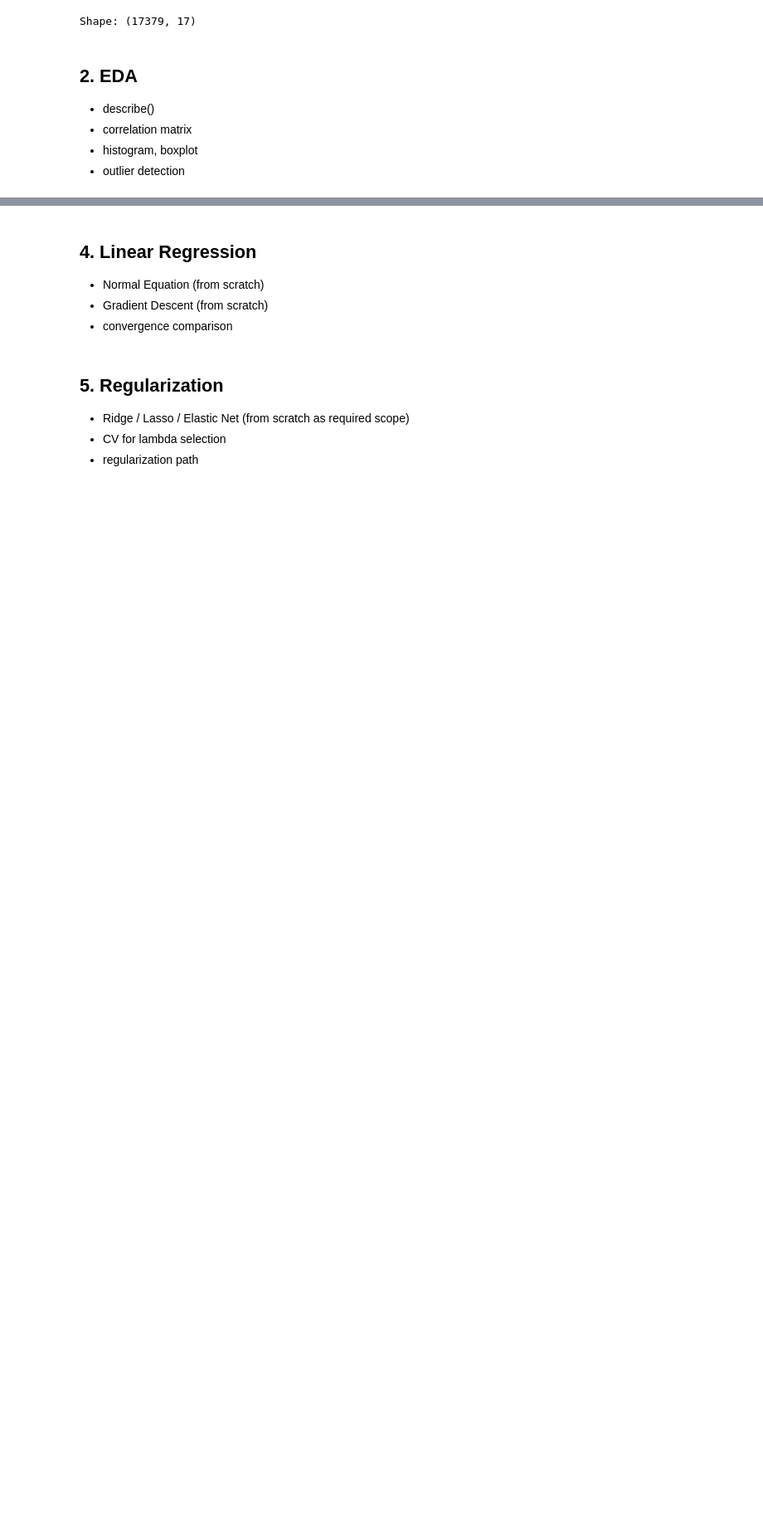
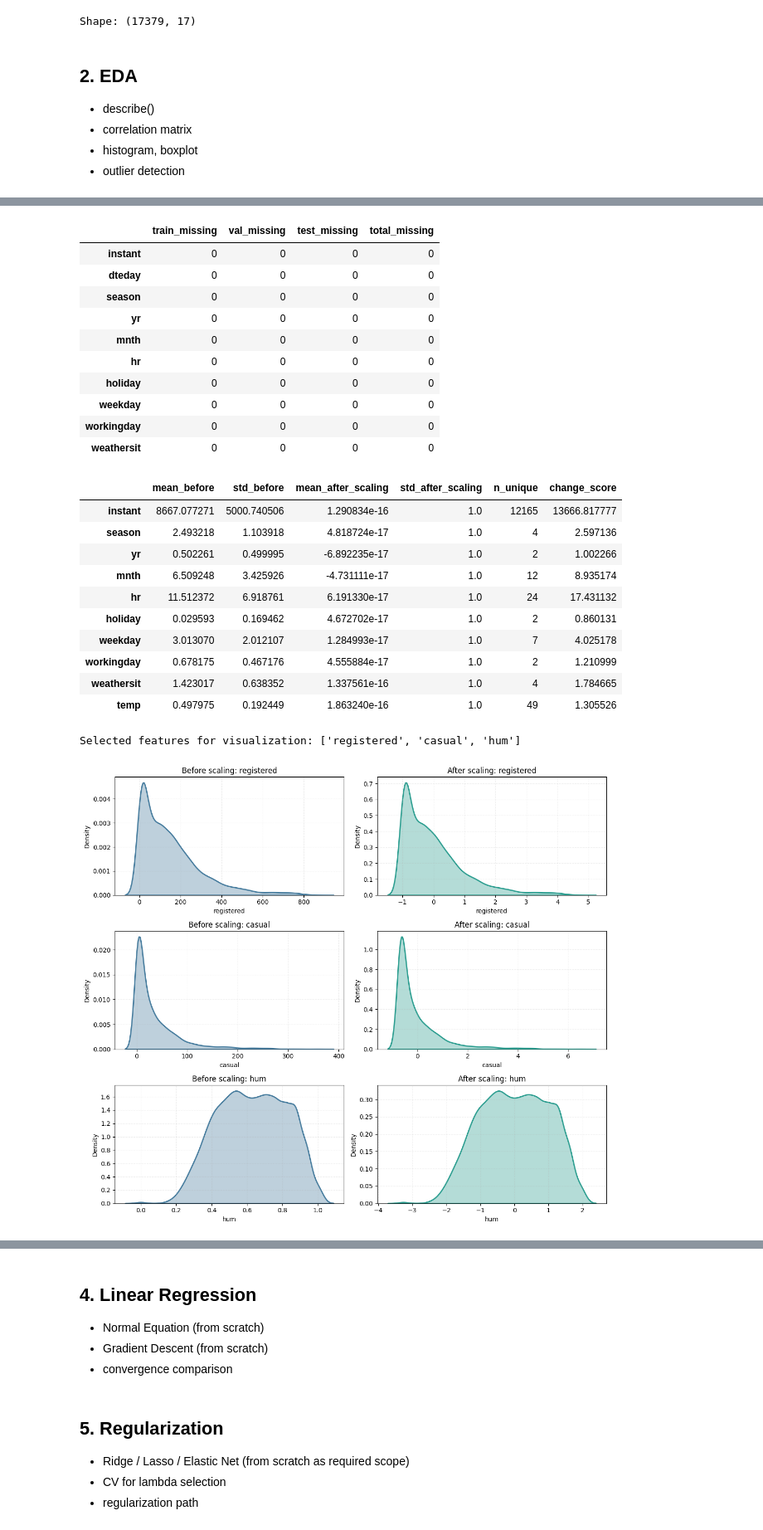
Before and after one commit to nh-atuan/supervised-learning-project, a Jupyter notebook: code/Part1_Regression/notebook.ipynb, the cells around one changed output, grey strips where cells are left out. Shown at 83% size. Cells and saved outputs as stored; diff of their text form; code cells hidden in the pictures; blank space fills up the shorter version.

```diff
--- a/code/Part1_Regression/notebook.ipynb
+++ b/code/Part1_Regression/notebook.ipynb
@@ -74,0 +161,55 @@ Shape: (17379, 17)
+# %%
+# Quick verification + visualization
+display(missing_before.sort_values("total_missing", ascending=False).head(10))
+display(missing_after.sort_values("total_missing", ascending=False).head(10))
+
+if num_cols:
+    train_scaled_stats = pd.DataFrame({
+        "mean_before": X_train_raw[num_cols].mean(),
+        "std_before": X_train_raw[num_cols].std(ddof=0),
+        "mean_after_scaling": X_train[num_cols].mean(),
+        "std_after_scaling": X_train[num_cols].std(ddof=0),
+        "n_unique": X_train_raw[num_cols].nunique(),
+    })
+    train_scaled_stats["change_score"] = (
+        (train_scaled_stats["mean_before"] - train_scaled_stats["mean_after_scaling"]).abs()
+        + (train_scaled_stats["std_before"] - train_scaled_stats["std_after_scaling"]).abs()
+    )
+    display(train_scaled_stats.head(10))
+
+    # Exclude identifier/date-like columns to keep plots meaningful
+    exclude_cols = {"instant", "dteday", "yr", "mnth", "hr", "weekday", "holiday", "workingday"}
+
+    # Prefer continuous features with enough unique values and large scaling change
+    candidates = train_scaled_stats[
+        (train_scaled_stats["n_unique"] > 20)
+        & (~train_scaled_stats.index.isin(exclude_cols))
+    ].copy()
+
+    if not candidates.empty:
+        selected_cols = candidates.sort_values("change_score", ascending=False).head(3).index.tolist()
+    else:
+        selected_cols = train_scaled_stats.sort_values("change_score", ascending=False).head(3).index.tolist()
+
+    print("Selected features for visualization:", selected_cols)
+
+    fig, axes = plt.subplots(len(selected_cols), 2, figsize=(12, 3.5 * len(selected_cols)))
+    if len(selected_cols) == 1:
+        axes = np.array([axes])
+
+    for i, col in enumerate(selected_cols):
+        sns.kdeplot(X_train_raw[col], fill=True, ax=axes[i, 0], color="#457b9d", alpha=0.35, linewidth=2)
+        axes[i, 0].set_title(f"Before scaling: {col}")
+        axes[i, 0].set_xlabel(col)
+        axes[i, 0].grid(alpha=0.2, linestyle="--")
+
+        sns.kdeplot(X_train[col], fill=True, ax=axes[i, 1], color="#2a9d8f", alpha=0.35, linewidth=2)
+        axes[i, 1].set_title(f"After scaling: {col}")
+        axes[i, 1].set_xlabel(col)
+        axes[i, 1].grid(alpha=0.2, linestyle="--")
+
+    plt.tight_layout()
+    plt.show()
+else:
+    print("No numerical columns found, skipping scaling checks.")
+# %% [output]
@@ -74,0 +227,24 @@ Shape: (17379, 17)
+|  | train_missing | val_missing | test_missing | total_missing |
+| instant | 0 | 0 | 0 | 0 |
+| dteday | 0 | 0 | 0 | 0 |
+| season | 0 | 0 | 0 | 0 |
+| yr | 0 | 0 | 0 | 0 |
+| mnth | 0 | 0 | 0 | 0 |
+| hr | 0 | 0 | 0 | 0 |
+| holiday | 0 | 0 | 0 | 0 |
+| weekday | 0 | 0 | 0 | 0 |
+| workingday | 0 | 0 | 0 | 0 |
+| weathersit | 0 | 0 | 0 | 0 |
+|  | mean_before | std_before | mean_after_scaling | std_after_scaling | n_unique | change_score |
+| instant | 8667.077271 | 5000.740506 | 1.290834e-16 | 1.0 | 12165 | 13666.817777 |
+| season | 2.493218 | 1.103918 | 4.818724e-17 | 1.0 | 4 | 2.597136 |
+| yr | 0.502261 | 0.499995 | -6.892235e-17 | 1.0 | 2 | 1.002266 |
+| mnth | 6.509248 | 3.425926 | -4.731111e-17 | 1.0 | 12 | 8.935174 |
+| hr | 11.512372 | 6.918761 | 6.191330e-17 | 1.0 | 24 | 17.431132 |
+| holiday | 0.029593 | 0.169462 | 4.672702e-17 | 1.0 | 2 | 0.860131 |
+| weekday | 3.013070 | 2.012107 | 1.284993e-17 | 1.0 | 7 | 4.025178 |
+| workingday | 0.678175 | 0.467176 | 4.555884e-17 | 1.0 | 2 | 1.210999 |
+| weathersit | 1.423017 | 0.638352 | 1.337561e-16 | 1.0 | 4 | 1.784665 |
+| temp | 0.497975 | 0.192449 | 1.863240e-16 | 1.0 | 49 | 1.305526 |
+Selected features for visualization: ['registered', 'casual', 'hum']
+[figure, added]
```
Also changed, not shown: parts of 5 cells of this notebook, 1 other file.
